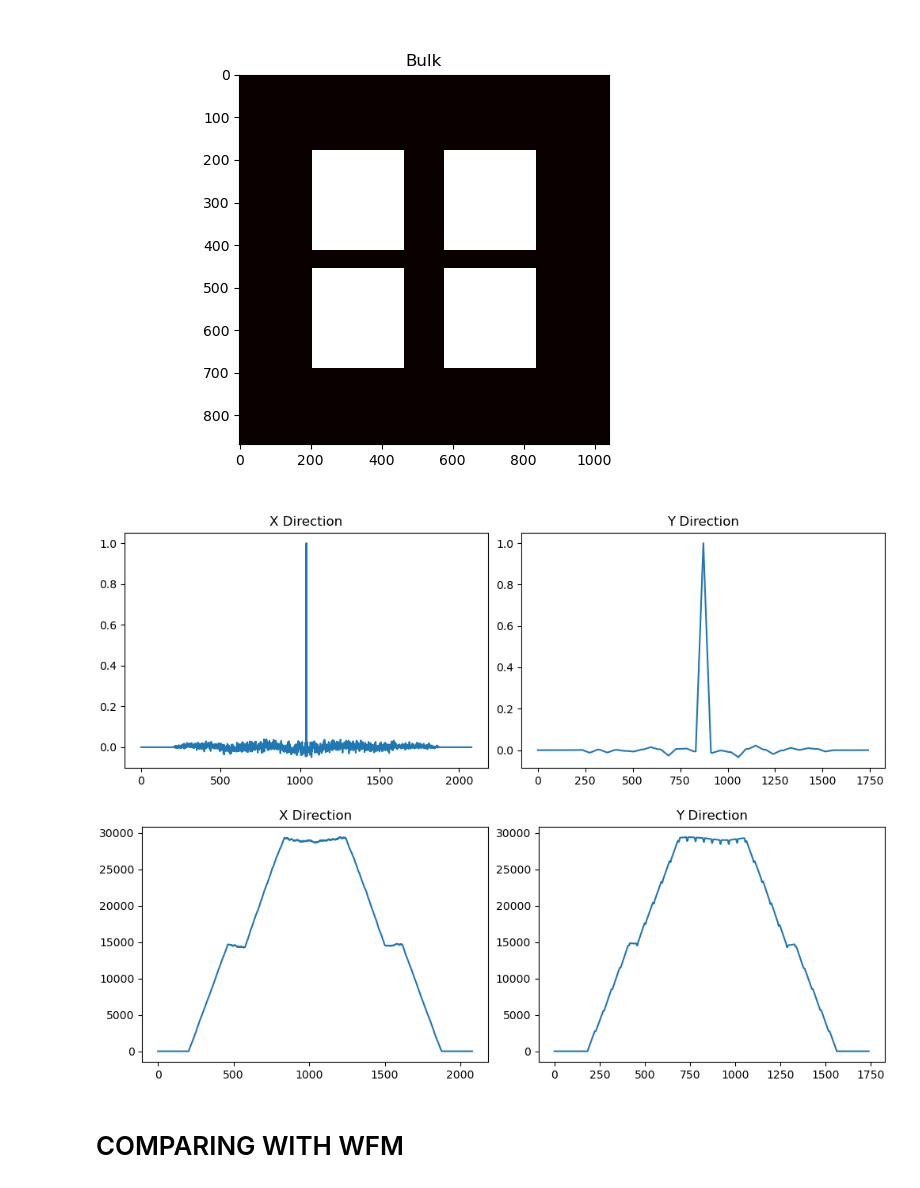
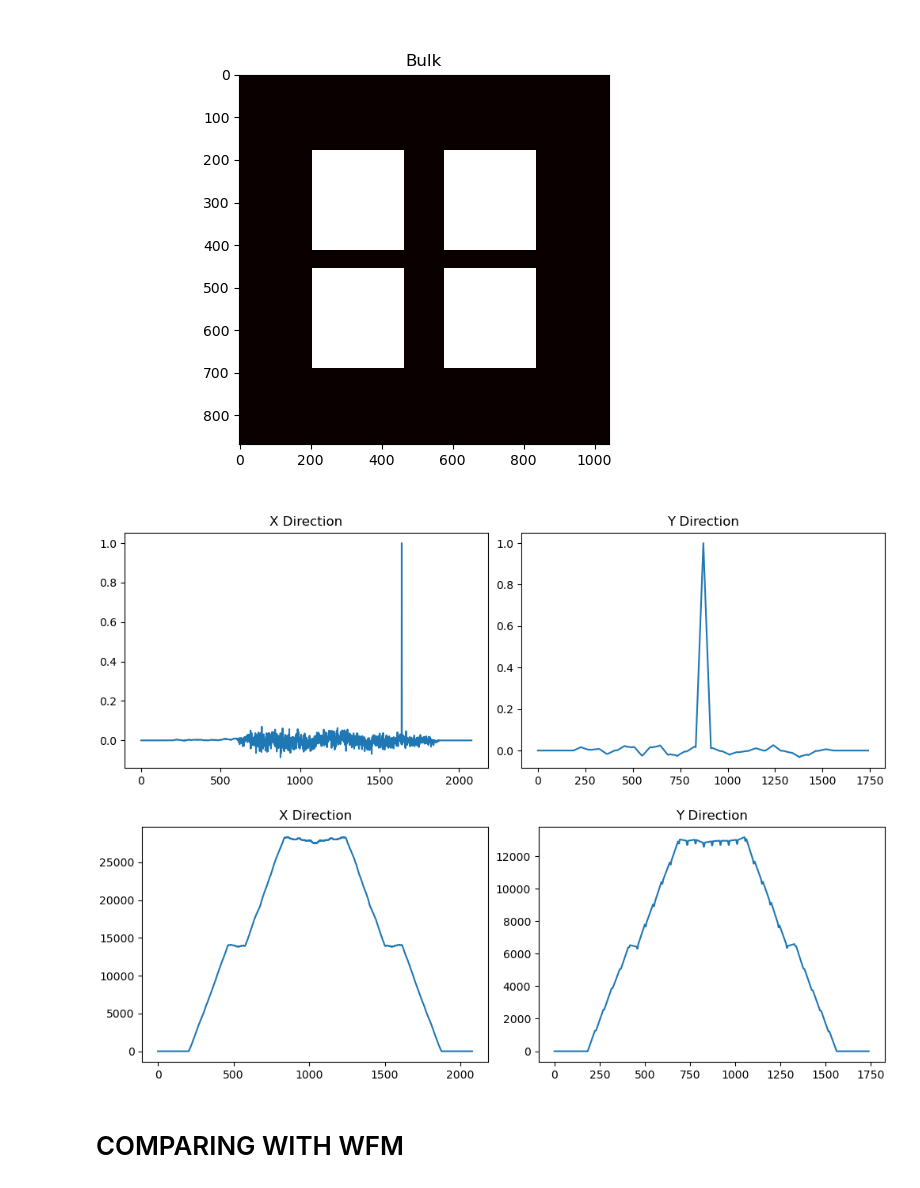
Before and after one commit to yuri-evangelista/CodedMasks, a Jupyter notebook: test_033_NTHT_1040x19.ipynb, the cells around one changed output. Saved outputs shown, nothing was run; the diff lists cells and outputs as text; code cells hidden in the pictures.

```diff
--- a/test_033_NTHT_1040x19.ipynb
+++ b/test_033_NTHT_1040x19.ipynb
@@ -37,16 +45,14 @@ minimize the differences between rows and cols (in terms of number of open/close
 # %%
-stdx = np.zeros(prime_gen)
-stdy = np.zeros(prime_gen)
+res = np.zeros(prime_gen)
 
 for ss in range(0, prime_gen):
     shifted = np.roll(full_code, ss)
-    mask = shifted[0:nele].reshape(xele, yele, order='F')
+    mask = shifted[0:nele].reshape(xele, yele, order='C')
+    of =  np.sum(mask)/mask.size
+    rmatrix = np.ones(mask.shape)
+    rmatrix[mask <1] = -1 * (1.0 - 1.0/(nele * of)) * of/(1.0-of)
 
-    xcollapse = mask.sum(axis=1)
-    ycollapse = mask.sum(axis=0)
-    stdx[ss] = np.max(abs(xcollapse - np.mean(xcollapse)))
-    stdy[ss] = np.max(abs(ycollapse- np.mean(ycollapse)))
+    variance = decode_var(mask, rmatrix, np.ones(mask.shape), focal, mpitch_x, mpitch_y)
+    residual = abs(variance - np.flip(variance, axis=None))
 
-plt.figure()
-plt.scatter(stdx, stdy, s=1)
-plt.show()
+    res[ss] = np.sum(residual)
@@ -55,17 +59,14 @@ plt.show()
 # %% [markdown]
 As espected, rows don't really "suffer" from big differences (each one has 1040 elements, so every difference is diluted). Still, we can find a cyclic shift wich minimize the differences along the cols.
 # %%
-print("Optimal code shift:", np.argmin(stdy))
-print("Dishomogeneity Y with optimal code shift:", np.min(stdy))
+print("Optimal code shift:", np.argmin(res))
 
-
-shifted = np.roll(full_code, np.argmin(stdy))
-mask_base = shifted[0:nele].reshape(xele, yele, order='F')
+shifted = np.roll(full_code, np.argmin(res))
+mask_base = shifted[0:nele].reshape(xele, yele, order='C')
 
 xcollapse = mask_base.sum(axis=1)
 ycollapse = mask_base.sum(axis=0)
 
-print(np.std(xcollapse), np.std(ycollapse))
 original_of =  np.sum(mask_base)/mask_base.size
 print("Original OF:", original_of)
 
@@ -160,13 +162,13 @@ det_int_border_y = 12.824
 bulk = np.ones(mask.shape)
 
 #Removing non-sensitive regions along the X direction
-bulk[0: int((bulk.shape[0] -  det_ext_border_x/ELXDIM)/2),      :] = 0
-bulk[-int((bulk.shape[0] -  det_ext_border_x/ELXDIM)/2) : ,      :] = 0
-bulk[int((bulk.shape[0] -  det_int_border_x/ELXDIM)/2) : -int((bulk.shape[0] -  det_int_border_x/ELXDIM)/2)  ,      :] = 0
+bulk[0: int(round((bulk.shape[0] -  det_ext_border_x/ELXDIM)/2)),      :] = 0
+bulk[-int(round((bulk.shape[0] -  det_ext_border_x/ELXDIM)/2)) : ,      :] = 0
+bulk[int(round((bulk.shape[0] -  det_int_border_x/ELXDIM)/2)) : -int(round((bulk.shape[0] -  det_int_border_x/ELXDIM)/2))  ,      :] = 0
 #Removing non-sensitive regions along the Y direction
-bulk[:,      0: int((bulk.shape[1] -  det_ext_border_y/ELYDIM)/2)] = 0
-bulk[:,      -int((bulk.shape[1] -  det_ext_border_y/ELYDIM)/2) : ] = 0
-bulk[:,      int((bulk.shape[1] -  det_int_border_y/ELYDIM)/2) : -int((bulk.shape[1] -  det_int_border_y/ELYDIM)/2)  ] = 0
+bulk[:,      0: int(round((bulk.shape[1] -  det_ext_border_y/ELYDIM)/2))] = 0
+bulk[:,      -int(round((bulk.shape[1] -  det_ext_border_y/ELYDIM)/2)) : ] = 0
+bulk[:,      int(round((bulk.shape[1] -  det_int_border_y/ELYDIM)/2)) : -int(round((bulk.shape[1] -  det_int_border_y/ELYDIM)/2))  ] = 0
 
 plt.figure()
 plt.title('Bulk')
@@ -175,29 +177,29 @@ plt.show()
 # %% [output]
 [figure]
 # %%
-sky = correlate(rmatrix, fshift(mask, 0, 0)*bulk, mode='full')
+sky = decode(fshift(mask, -600, 0)*bulk, rmatrix, bulk)
 peak = np.max(sky)
 peak_p = np.unravel_index(np.argmax(sky), sky.shape)
 
 
 variance = decode_var(mask*bulk, rmatrix, bulk, 202.9, ELXDIM, ELYDIM)
 
 fig, axs = plt.subplots(1, 2, constrained_layout=True, figsize=(10, 3.5))
 axs[0].set_title('X Direction')
 axs[0].plot(sky[:, peak_p[1]]/peak)
 axs[1].set_title('Y Direction')
 axs[1].plot(sky[peak_p[0], :]/peak)
 plt.show()
 
 fig, axs = plt.subplots(1, 2, constrained_layout=True, figsize=(10, 3.5))
 axs[0].set_title('X Direction')
 axs[0].plot(variance[:, peak_p[1]])
 axs[1].set_title('Y Direction')
 axs[1].plot(variance[peak_p[0], :])
 plt.show()
 # %% [output]
-[figure, old version]
+[figure, new version]
-[figure, old version]
+[figure, new version]
 # %% [markdown]
 # COMPARING WITH WFM
 # %%
```
Also changed, not shown: parts of 16 cells of this notebook.
